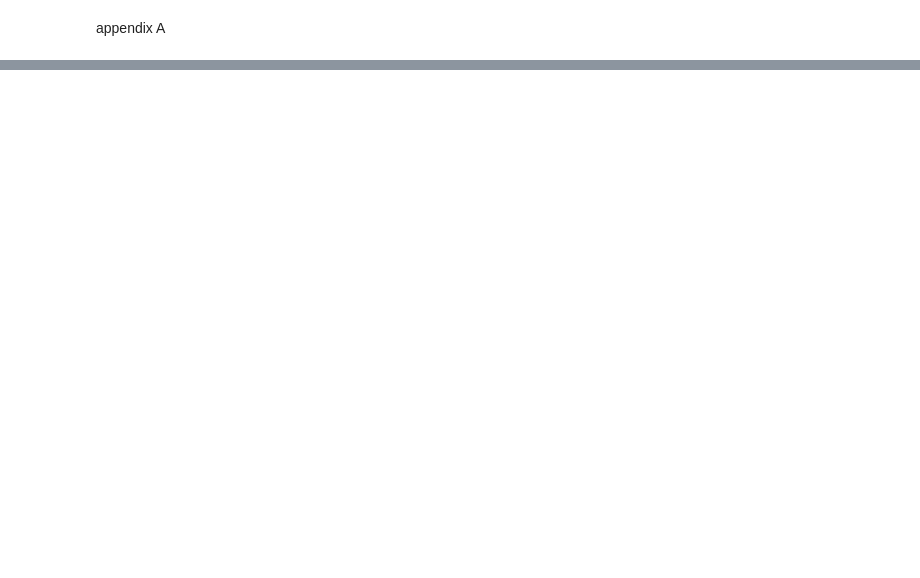
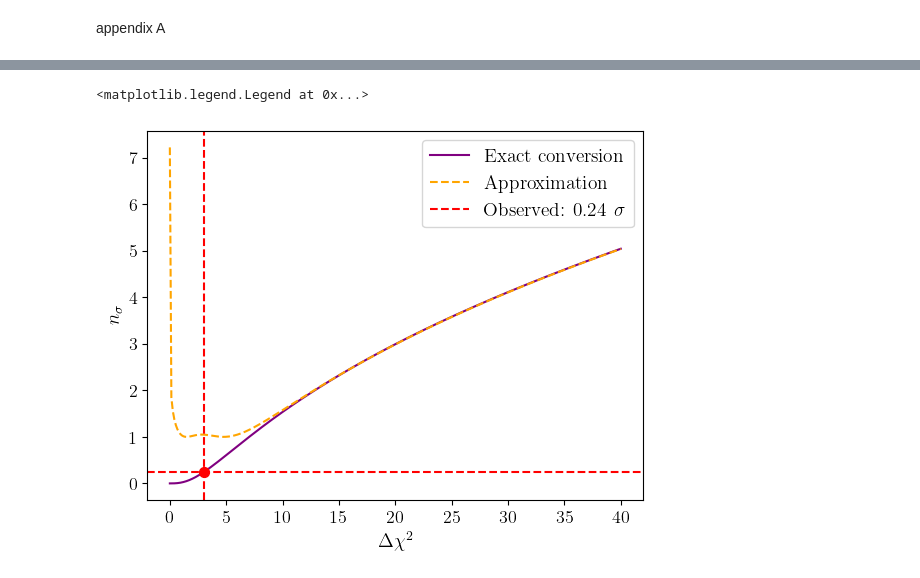
Before and after one commit to GenovaCosmology/ParametricModels, a Jupyter notebook: LCDM/sampling_plots_edo.ipynb, the cells around one changed output, grey strips where cells are left out. Drawn from its saved outputs; the diff is of its cells as text; code cells hidden in the pictures; blank space fills up the shorter version.

```diff
--- a/LCDM/sampling_plots_edo.ipynb
+++ b/LCDM/sampling_plots_edo.ipynb
@@ -263,0 +267,24 @@ Chi2 levels for 1, 2, 3 sigma, ndof = 2: [ 2.29574893  6.18007431 11.82915808]
+# %%
+def chi2_to_sigma(chi2_val, dof):
+    tail_p = 1-chi2.cdf(chi2_val, dof)
+    # Numero di sigma corrispondente a prob di coda one-sided
+    n_sigma = np.sqrt(2) * erfinv(1-tail_p)
+    return n_sigma
+# %%
+# Pannello 3: Conversione chi2 -> sigma gaussiani
+chi2_vals = np.linspace(0, 40, 300)
+dof = 6  # degrees of freedom for chi2
+
+plt.plot(chi2_vals, chi2_to_sigma(chi2_vals, dof), color='purple', label='Exact conversion')
+plt.plot(chi2_vals, approx_sigma(chi2_vals, dof), color='orange', linestyle='--', label='Approximation')
+plt.axvline(mahal_sq_obs, color='red', linestyle='--')
+plt.axhline(chi2_to_sigma(mahal_sq_obs, dof), color='red', linestyle='--',
+               label=f'Observed: {chi2_to_sigma(mahal_sq_obs, dof):.2f} $\\sigma$')
+plt.scatter(mahal_sq_obs, chi2_to_sigma(mahal_sq_obs, dof), color='red', s=50, zorder=5)
+#axs[2].set_title(r'$\Delta \chi^2 \to n_\sigma$ ')
+plt.xlabel(r'$\Delta \chi^2$')
+plt.ylabel(r'$n_\sigma$')
+plt.legend()
+# %% [output]
+<matplotlib.legend.Legend at 0x...>
+[figure, added]
```
Also changed, not shown: parts of 4 cells of this notebook, 2 other files.
